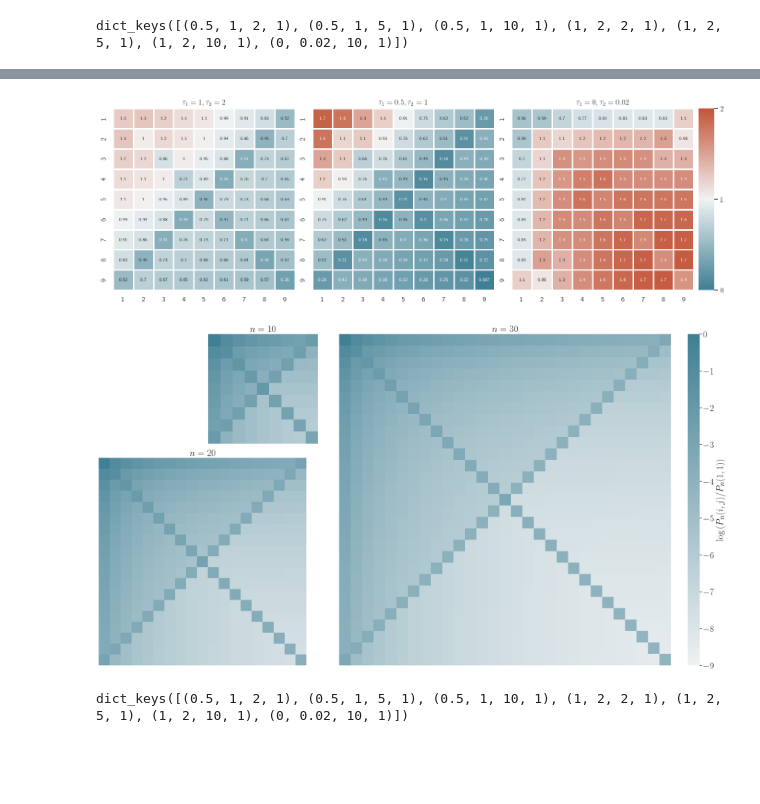
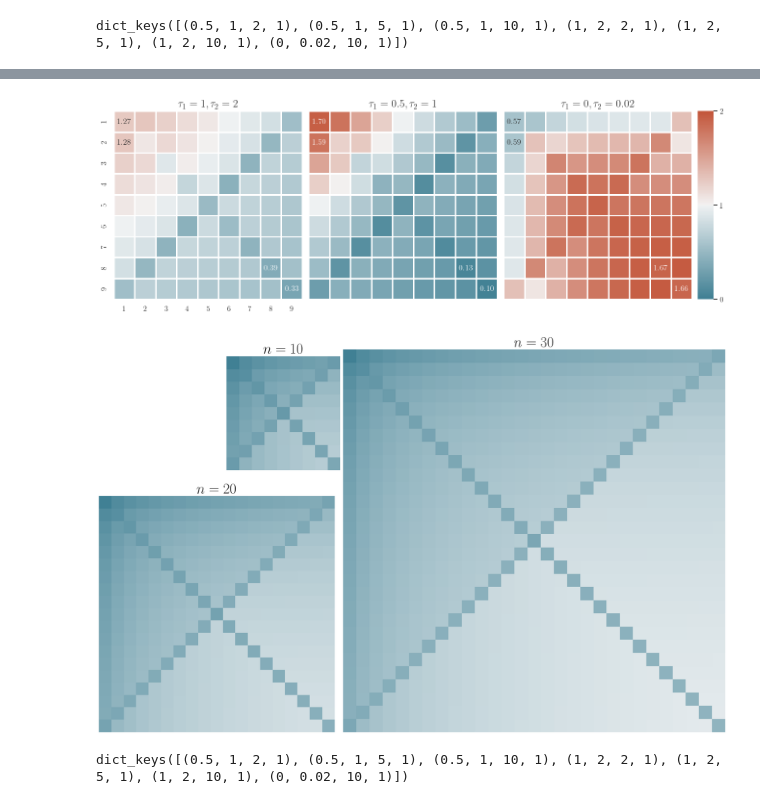
Before and after one commit to FaridKaveh/jfsNumerics, a Jupyter notebook: ParseProbabilities_n6.ipynb, the cells around one changed output, grey strips where cells are left out. Saved outputs shown, nothing was run; the diff lists cells and outputs as text; code cells hidden in the pictures; blank space fills up the shorter version.

```diff
--- a/ParseProbabilities_n6.ipynb
+++ b/ParseProbabilities_n6.ipynb
@@ -348,19 +351,19 @@ plt.show()
 # %% [markdown]
 Now doing some analysis for $n=10$ to present in the poster
 # %%
-with open("/home/farid/Documents/NonGitCode/JFSDist1E5n10", "rb") as file:
+with open("/home/farid/Documents/NonGitCode/JFSDist10n100000", "rb") as file:
     jfsDist10_1 = pickle.load(file)
 
 jfsDist10_1 = 1/2 * (jfsDist10_1 + np.transpose(jfsDist10_1))
 jfsDist10_1 /= np.sum(jfsDist10_1)
 # %%
-with open("/home/farid/Documents/NonGitCode/JFSDist2E5n10", "rb") as file:
+with open("/home/farid/Documents/NonGitCode/JFSDist10n250000", "rb") as file:
     jfsDist10_2 = pickle.load(file)
 
 jfsDist10_2 = 1/2 * (jfsDist10_2 + np.transpose(jfsDist10_2))
 jfsDist10_2 /= np.sum(jfsDist10_2)
 # %%
-with open("/home/farid/Documents/NonGitCode/JFSDist5E5n10", "rb") as file:
+with open("/home/farid/Documents/NonGitCode/JFSDist10n500000", "rb") as file:
     jfsDist10_5 = pickle.load(file)
 
 jfsDist10_5 = 1/2 * (jfsDist10_5 + np.transpose(jfsDist10_5))
@@ -672,6 +718,8 @@ from matplotlib.gridspec import GridSpec
 # Create a figure with a GridSpec layout
 fig = plt.figure(figsize=(24*3/5, 24),layout='constrained')
 gs = GridSpec(6, 4, figure=fig, width_ratios=[1,1,2,2], height_ratios=[1]*5+[0.1])
+
+plt.rcParams['axes.titlesize']=36
 
 # Top-left heatmap (10x10)
 ax0 = fig.add_subplot(gs[5,:])
@@ -714,7 +762,7 @@ sbn.heatmap(np.log(normalised_normalised_jfs30),
             vmin=-9,
            xticklabels=[],
            yticklabels=[])
-ax3.set_title(r'\Huge $n=30$')
+ax3.set_title(r'$n=30$')
 ax0.tick_params(labelsize=24)
 ax0.set_aspect(0.283)
 # ax3.tick_params(left=False, bottom=False)
@@ -1016,6 +1064,27 @@ fig, (ax1,ax2,ax3,ax4) = plt.subplots(1,4,
 
 frequencies = [i for i in range(1,10)]
 sbn.diverging_palette(250, 30, l=65, center="dark", as_cmap=True)
+
+plt.rcParams['axes.labelsize']=12
+plt.rcParams['font.size']=14
+plt.rcParams['axes.titlesize']=16
+plot1 = jfsDict[(1,2,10,1)]/jfs10
+plot2 = jfsDict[(0.5,1,10,1)]/jfs10
+plot3 = jfsDict[(0,0.02,10,1)]/jfs10
+
+
+
+annotations1= np.empty_like(jfs10, dtype=object)
+annotations2= np.empty_like(jfs10, dtype=object)
+annotations3= np.empty_like(jfs10, dtype=object)
+
+for annotations, plot in zip([annotations1, annotations2, annotations3], [plot1, plot2, plot3]):
+    annotations[:]=""
+    annotations[0,0] = f"{plot[0,0]:.2f}"
+    annotations[1,0] = f"{plot[1,0]:.2f}"
+    annotations[7,7] = f"{plot[7,7]:.2f}"
+    annotations[8,8] = f"{plot[8,8]:.2f}"
+
 sbn.heatmap(
     jfsDict[(1,2,10,1)]/jfs10,
     ax=ax1,
@@ -1029,61 +1098,57 @@ sbn.heatmap(
     cbar_kws={'shrink':0.4, 'orientation':'vertical',
              'ticks':[0,1,2]},
     cbar_ax=ax4,
-    annot=True,
-    annot_kws={"fontsize":7},
+    annot=annotations1,
+    fmt="",
+    annot_kws={"fontsize":12},
     cmap=sbn.diverging_palette(220, 20, as_cmap=True))
 
 sbn.heatmap(
     jfsDict[(0.5,1,10,1)]/jfs10,
     ax=ax2,
     linewidths=1,
     square=True,
     vmin=0.08,
     vmax=1.75,
-    xticklabels=frequencies,
-    yticklabels=frequencies,
+    xticklabels=[],
+    yticklabels=[],
     cbar=False,
-    annot=True,
-    annot_kws={"fontsize":7},
+    annot=annotations2,
+    fmt="",
+    annot_kws={"fontsize":12},
     cmap=sbn.diverging_palette(220, 20, as_cmap=True))
 
 sbn.heatmap(
     jfsDict[(0,0.02,10,1)]/jfs10,
     ax=ax3,
     linewidths=1,
     square=True,
     vmin=0.08,
     vmax=1.75,
-    xticklabels=frequencies,
-    yticklabels=frequencies,
+    xticklabels=[],
+    yticklabels=[],
     cbar=False,
     cmap=sbn.diverging_palette(220, 20, as_cmap=True),
-    annot=True,
-    annot_kws={"fontsize":7})
+    annot=annotations3,
+    fmt="",
+    annot_kws={"fontsize":12})
 
 ax1.set_title(r"$\tau_1 = 1, \tau_2 = 2$")
 ax2.set_title(r"$\tau_1 = 0.5, \tau_2 = 1$")
 ax3.set_title(r"$\tau_1 = 0, \tau_2 = 0.02$")
 plt.show()
 # %% [output]
-[figure, old version]
+[figure, new version]
 # %%
 from matplotlib.gridspec import GridSpec
 
-
-# plt.rcParams.update({"text.usetex":True,
-#                     "font.family": "sans-serif",
-#                     "font.sans-serif": "DejaVu Sans",})
-
-# data_10x10 = np.random.rand(10, 10)
-# data_20x20 = np.random.rand(20, 20)
-# data_30x30 = np.random.rand(30, 30)
-# Create a figure with a GridSpec layout
+plt.rcParams["axes.titlesize"] = 36
 fig = plt.figure(figsize=(24, 24*3/5),layout='compressed')
 gs = GridSpec(4, 6, figure=fig, height_ratios=[1,1,2,2], width_ratios=[1]*5+[0.1])
 
+
 # Top-left heatmap (10x10)
-ax0 = fig.add_subplot(gs[:,5])
+ax0 = fig.add_subplot(gs[1:2,3])
 ax1 = fig.add_subplot(gs[0:2, 1])
 sbn.heatmap(np.log(normalised_jfs10), ax=ax1,
             cmap=sbn.color_palette("light:#408094", as_cmap=True),
@@ -1094,7 +1159,7 @@ sbn.heatmap(np.log(normalised_jfs10), ax=ax1,
             xticklabels=[],
             yticklabels=[])
 ax1.tick_params(left=False, bottom=False)
-ax1.set_title(r'\Huge $n=10$')
+ax1.set_title(r'$n=10$')
 
 # Top-right larger heatmap (20x20)
 ax2 = fig.add_subplot(gs[2:, 0:2])
@@ -1107,7 +1172,7 @@ sbn.heatmap(np.log(normalised_jfs20), ax=ax2,
            xticklabels=[],
            yticklabels=[])
 ax2.tick_params(left=False, bottom=False)
-ax2.set_title(r'\Huge $n=20$')
+ax2.set_title(r'$n=20$')
 
 # Bottom heatmap (30x30) spanning the width of the top two
 ax3 = fig.add_subplot(gs[0:, 2:5])
@@ -1123,13 +1188,13 @@ sbn.heatmap(np.log(normalised_normalised_jfs30),
             vmin=-9,
            xticklabels=[],
            yticklabels=[])
-ax3.set_title(r'\Huge $n=30$')
-ax0.tick_params(labelsize=24)
+ax3.set_title(r'$n=30$')
+ax0.tick_params(labelsize=0)
 # ax0.set_aspect(0.283)
 
 plt.show()
 # %% [output]
-[figure, old version]
+[figure, new version]
 # %%
 marginal_dict = {}
 for key in jfsDict.keys():
```
Also changed, not shown: parts of 29 cells of this notebook.
